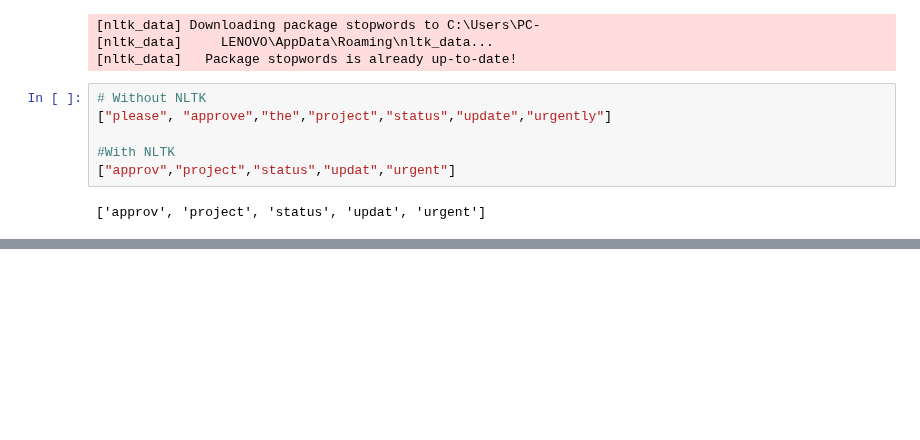
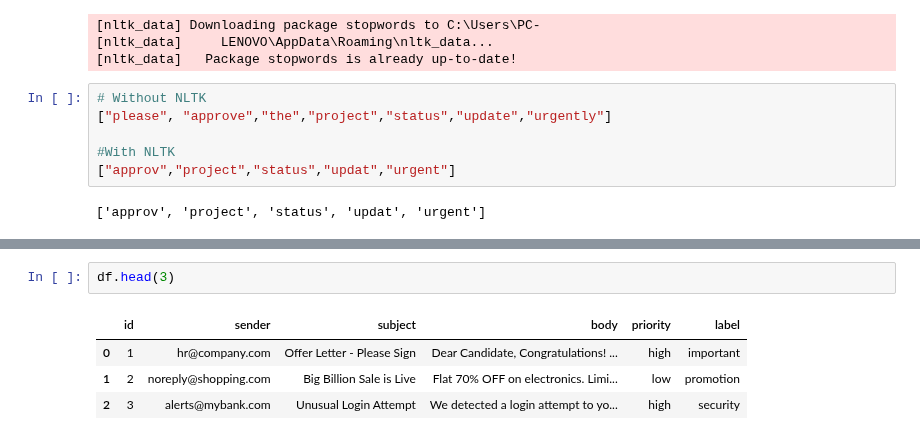
Before and after one commit to springboardmentor74219x/infosys-langgraph-email-assistant-group2, a Jupyter notebook: notebook/email_processing.ipynb, the cells around one changed output, grey strips where cells are left out. Cells and saved outputs as stored; diff of their text form; blank space fills up the shorter version.

```diff
--- a/notebook/email_processing.ipynb
+++ b/notebook/email_processing.ipynb
@@ -282,0 +273,7 @@ filtered_words = [w for w in words if w not in stop_words]
+# %%
+df.head(3)
+# %% [output]
+|  | id | sender | subject | body | priority | label |
+| 0 | 1 | hr@company.com | Offer Letter - Please Sign | Dear Candidate, Congratulations! ... | high | important |
+| 1 | 2 | noreply@shopping.com | Big Billion Sale is Live | Flat 70% OFF on electronics. Limi... | low | promotion |
+| 2 | 3 | alerts@mybank.com | Unusual Login Attempt | We detected a login attempt to yo... | high | security |
```
Also changed, not shown: parts of 25 cells of this notebook.
